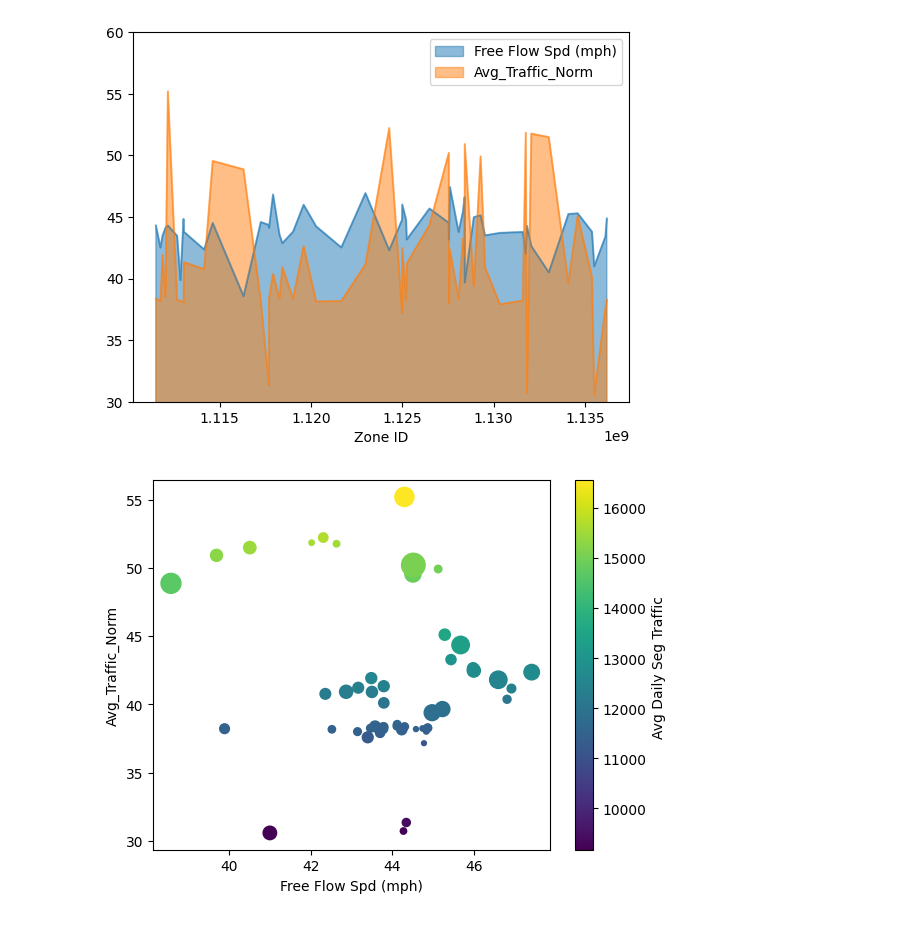
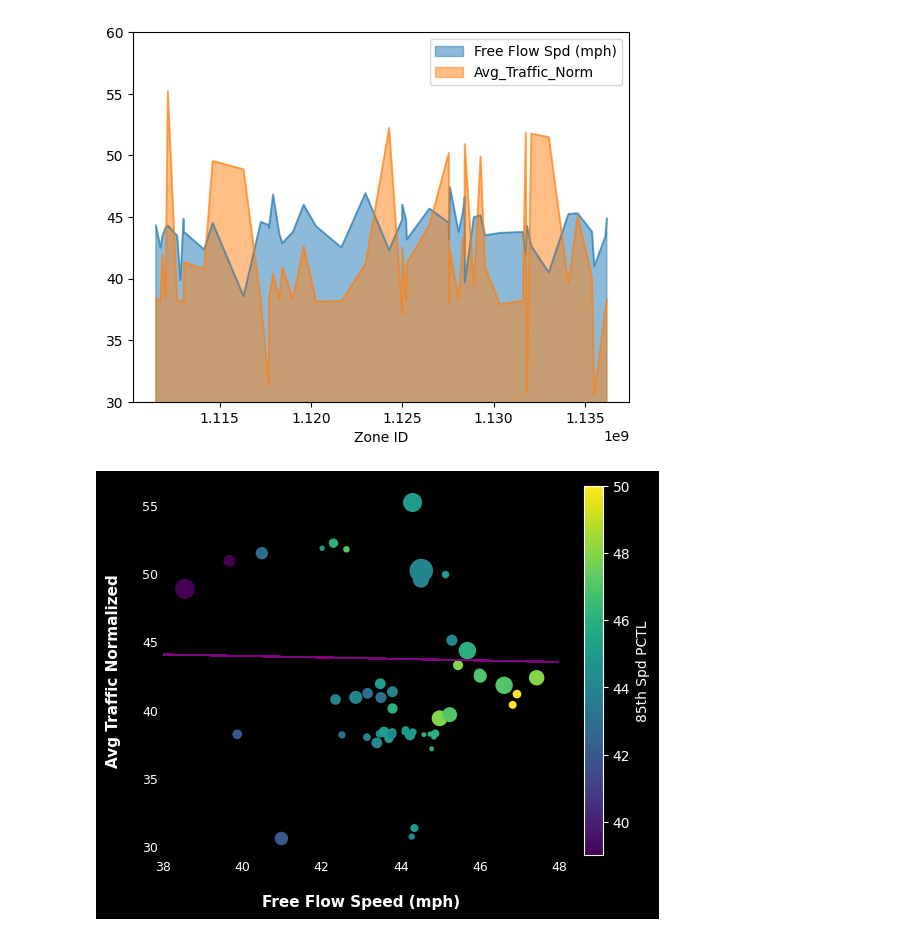
Before and after one commit to eKerney/data-notebooks, a Jupyter notebook: kzoo_streetlight/kzoo_streets_project.ipynb, the cells around one changed output. Drawn from its saved outputs; the diff is of its cells as text; code cells hidden in the pictures.

```diff
--- a/kzoo_streetlight/kzoo_streets_project.ipynb
+++ b/kzoo_streetlight/kzoo_streets_project.ipynb
@@ -351,10 +351,33 @@ ax.set_ylim(30, 60);
 # %% [output]
 [figure]
 # %%
+import numpy as np
+import matplotlib.pyplot as plt2
+plt.style.use('dark_background')
+
+# normalizing fields
 df_atc_o_area['Avg_Traffic_Norm'] = df_atc_o_area['Avg Daily Seg Traffic '].apply(lambda x: x/300)
 df_atc_o_area['Zone_Length_Norm'] = df_atc_o_area['Zone Length (mi)'].apply(lambda x: x*1000)
 df_atc_o_area['Avg_Traffic_Plot'] = df_atc_o_area['Avg_Traffic_Norm'].apply(lambda x: x*5)
 df_atc_o_area['85th_Norm'] = df_atc_o_area['85th Spd PCTL'].apply(lambda x: x*100)
-df_atc_o_area.plot.scatter(y='Avg_Traffic_Norm', x="Free Flow Spd (mph)", s='Zone_Length_Norm', c='Avg Daily Seg Traffic ', cmap="viridis");
+
+ax = df_atc_o_area.plot.scatter(
+    y='Avg_Traffic_Norm',
+    x="Free Flow Spd (mph)",
+    s='Zone_Length_Norm',
+    c='85th Spd PCTL',
+    cmap="viridis",
+    edgecolor='none',
+    legend=False);
+# formatting
+ax.set_xlim(38, 48);
+[spine.set_visible(False) for spine in ax.spines.values()]
+ax.tick_params(axis='both', which='both', length=0, labelsize=9)
+ax.set_ylabel('Avg Traffic Normalized', fontsize=11, fontweight='bold', color='white', labelpad=15)
+ax.set_xlabel('Free Flow Speed (mph)', fontsize=11, fontweight='bold', color='white', labelpad=15)
+# trendline
+m, b = np.polyfit(df_atc_o_area['Avg_Traffic_Norm'], df_atc_o_area["Free Flow Spd (mph)"], 1)  # 1st-degree polynomial (linear fit)
+df_atc_o_area['Trendline'] = m * df_atc_o_area['Avg_Traffic_Norm'] + b  # Compute Y values
+ax.plot(df_atc_o_area['Avg_Traffic_Norm'], df_atc_o_area['Trendline'], color='purple', linestyle='solid', linewidth=1, label='Trendline');
 # %% [output]
-[figure, old version]
+[figure, new version]
```
Also changed, not shown: parts of 3 cells of this notebook, 1 other file.
